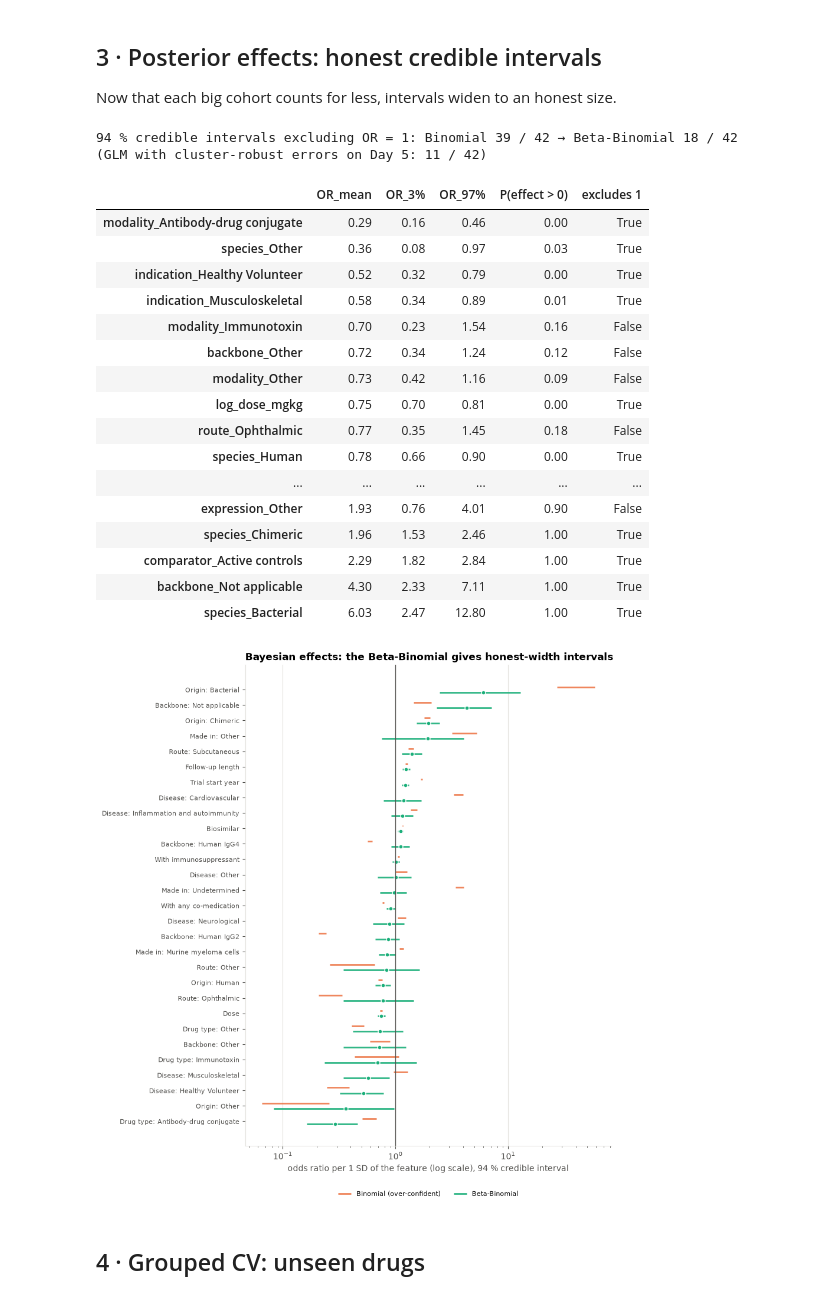
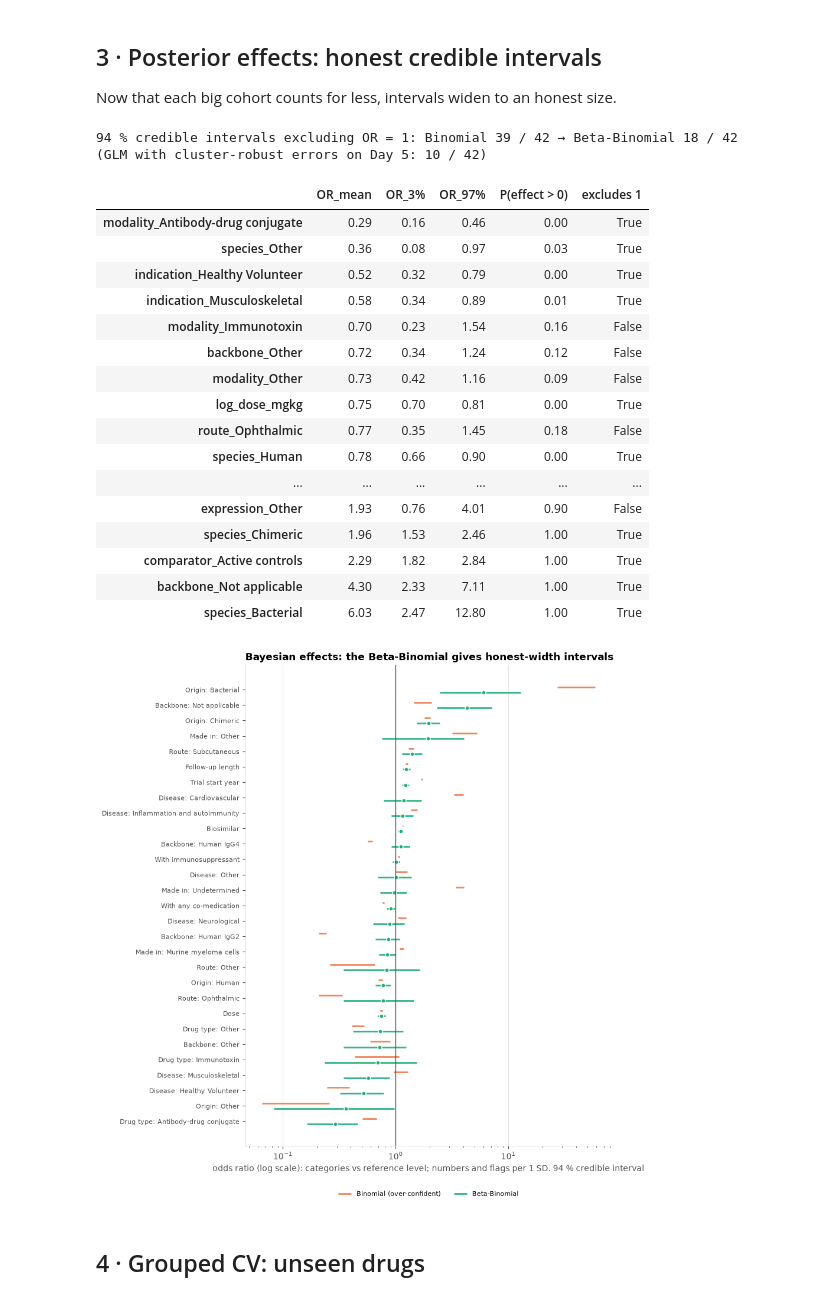
Before and after one commit to shibilshamz/immuno-compass, a Jupyter notebook: notebooks/08_beta_binomial.ipynb, the cells around one changed output. Drawn from its saved outputs; the diff is of its cells as text; code cells hidden in the pictures.

```diff
--- a/notebooks/08_beta_binomial.ipynb
+++ b/notebooks/08_beta_binomial.ipynb
@@ -161,11 +161,11 @@ def post_table(samples):
     return t
 post_bb, post_bin = post_table(samples_bb), post_table(samples_bin)
 print(f"94 % credible intervals excluding OR = 1: Binomial {post_bin['excludes 1'].sum()} / 42 → Beta-Binomial {post_bb['excludes 1'].sum()} / 42")
-print("(GLM with cluster-robust errors on Day 5: 11 / 42)")
+print("(GLM with cluster-robust errors on Day 5: 10 / 42)")
 display(post_bb.sort_values("OR_mean").style.format({"OR_mean": "{:.2f}", "OR_3%": "{:.2f}", "OR_97%": "{:.2f}", "P(effect > 0)": "{:.2f}"}))
 # %% [output]
 94 % credible intervals excluding OR = 1: Binomial 39 / 42 → Beta-Binomial 18 / 42
-(GLM with cluster-robust errors on Day 5: 11 / 42)
+(GLM with cluster-robust errors on Day 5: 10 / 42)
 |  | OR_mean | OR_3% | OR_97% | P(effect > 0) | excludes 1 |
 | modality_Antibody-drug conjugate | 0.29 | 0.16 | 0.46 | 0.00 | True |
 | species_Other | 0.36 | 0.08 | 0.97 | 0.03 | True |
@@ -186,32 +186,32 @@ display(post_bb.sort_values("OR_mean").style.format({"OR_mean": "{:.2f}", "OR_3%
 # %%
 FEATURE_LABEL = {"route": "Route", "indication": "Disease", "modality": "Drug type", "species": "Origin",
                  "backbone": "Backbone", "expression": "Made in", "blinding": "Blinding", "randomized": "Randomised",
                  "comparator": "Comparator"}
 SINGLE = {"log_dose_mgkg": "Dose", "start_year": "Trial start year", "log_followup_days": "Follow-up length",
           "co_immunosuppressant": "With immunosuppressant", "co_any_drug": "With any co-medication",
           "arm_mentions_placebo": "Arm mentions placebo", "biosimilar": "Biosimilar"}
 def nice(col):
     if col in SINGLE: return SINGLE[col]
     if col.startswith("missingindicator_"): return col.replace("missingindicator_", "") + " missing"
     feat = next(c for c in im.CAT_FEATURES if col.startswith(c + "_"))
     return f"{FEATURE_LABEL[feat]}: {col[len(feat) + 1:]}"
 
 DESIGN = ("blinding_", "randomized_", "comparator_", "missingindicator_", "arm_mentions_placebo")
 f = post_bb.loc[[n for n in names if not n.startswith(DESIGN)]].sort_values("OR_mean")
 fb = post_bin.loc[f.index]
 fig, ax = plt.subplots(figsize=(8, 0.32 * len(f) + 1.3))
 yy = np.arange(len(f))
 ax.hlines(yy + 0.18, fb["OR_3%"], fb["OR_97%"], color=ORANGE, lw=2, alpha=0.8, label="Binomial (over-confident)")
 ax.hlines(yy - 0.18, f["OR_3%"], f["OR_97%"], color=AQUA, lw=2, alpha=0.9, label="Beta-Binomial")
 ax.plot(f["OR_mean"], yy - 0.18, "o", color=AQUA, ms=5, mec="white", mew=1)
 ax.axvline(1, color=INK2, lw=1)
 ax.set_xscale("log"); ax.set_yticks(yy, [nice(c) for c in f.index], fontsize=8)
-ax.set_xlabel("odds ratio per 1 SD of the feature (log scale), 94 % credible interval")
+ax.set_xlabel("odds ratio (log scale): categories vs reference level; numbers and flags per 1 SD. 94 % credible interval")
 ax.set_title("Bayesian effects: the Beta-Binomial gives honest-width intervals"); ax.grid(axis="y", visible=False)
 ax.legend(frameon=False, fontsize=8, loc="upper center", bbox_to_anchor=(0.5, -0.06 - 0.6 / len(f)), ncol=2)
 fig.savefig(ROOT / "figures" / "bayes_forest.png"); plt.show()
 # %% [output]
-[figure, old version]
+[figure, new version]
 # %% [markdown]
 ## 4 · Grouped CV: unseen drugs
 # %%
```
Also changed, not shown: parts of 5 cells of this notebook, 53 other files.
